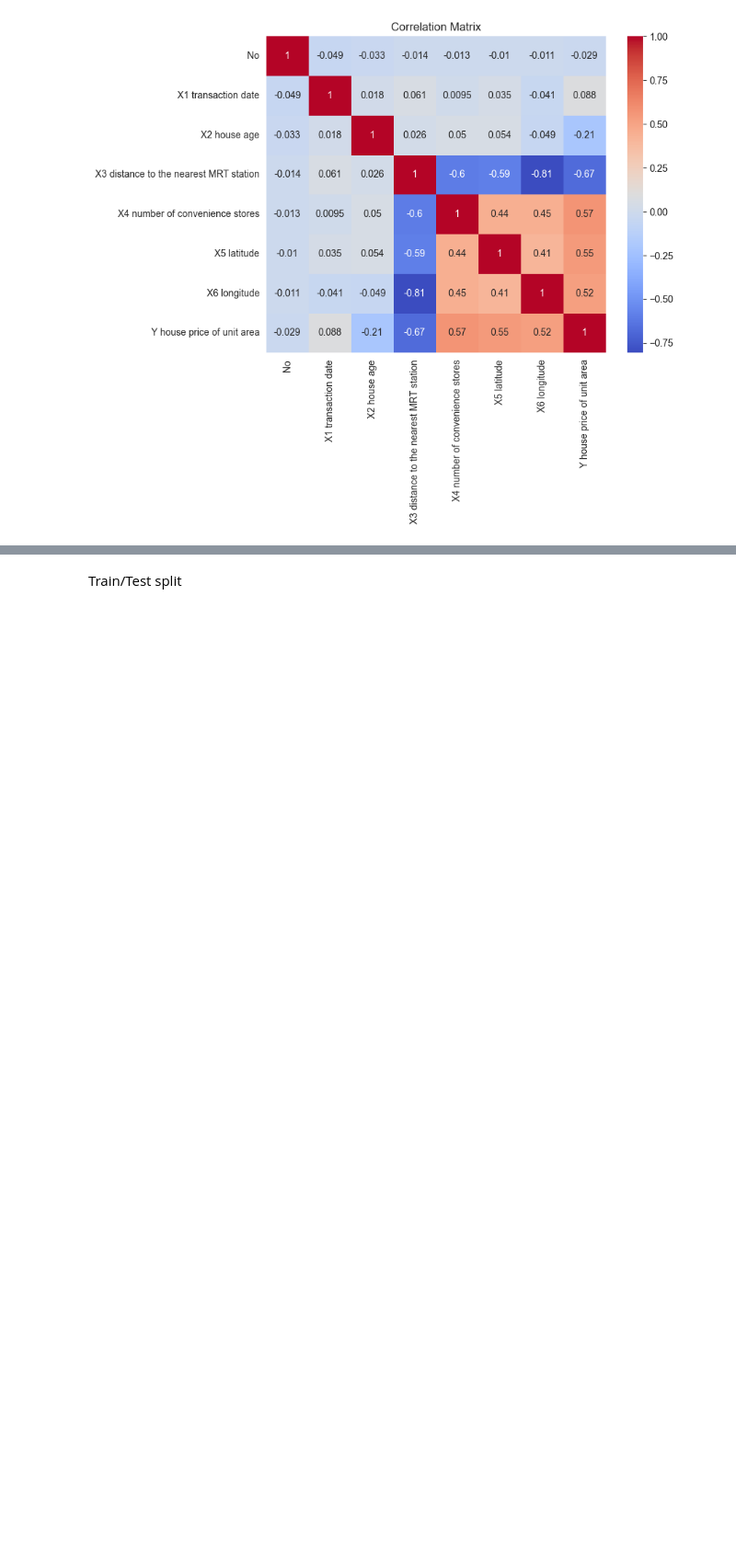
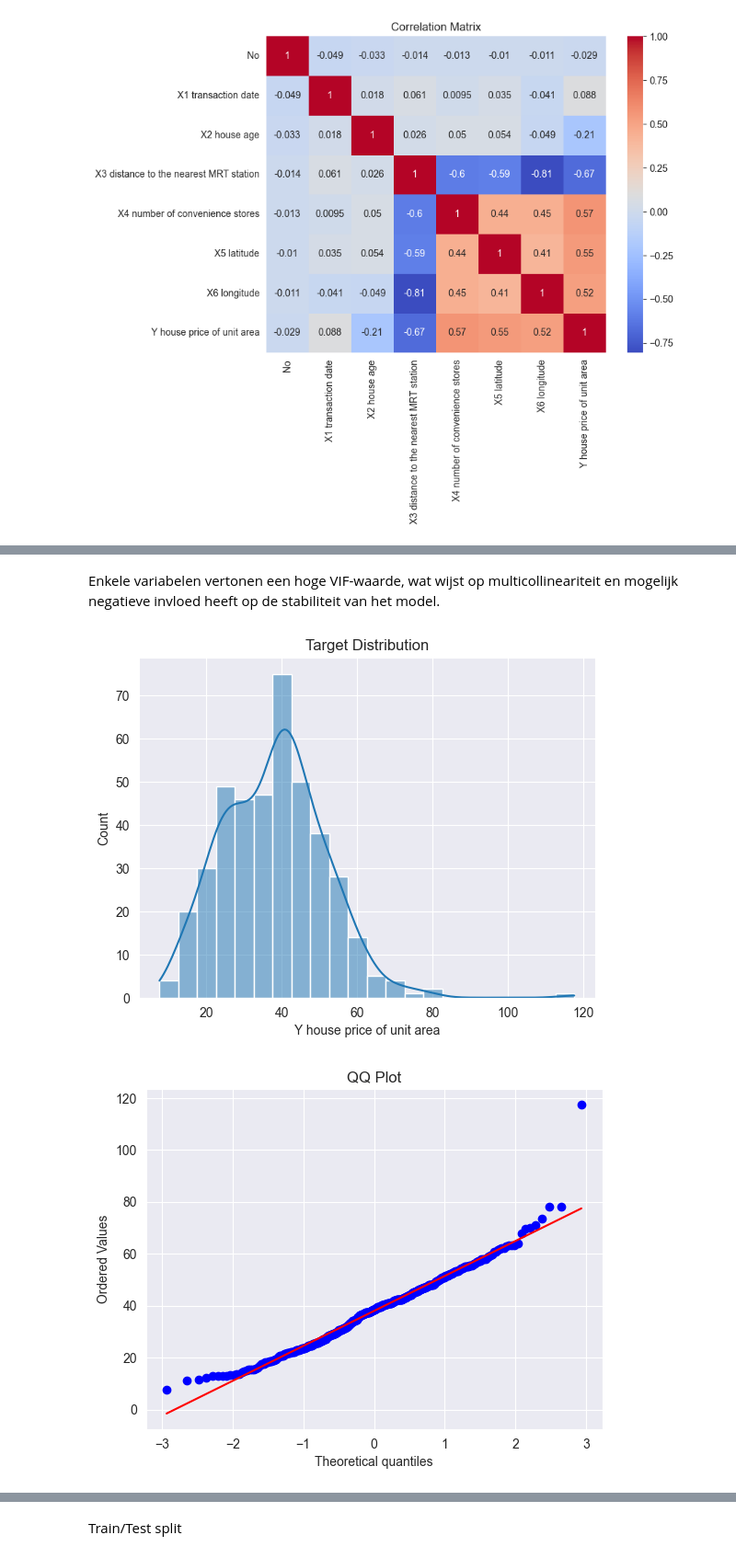
Before and after one commit to ESmids/BPDEE-Practicums, a Jupyter notebook: Opdracht2/RealEstateValuation.ipynb, the cells around one changed output, grey strips where cells are left out. Shown at 92% size. Drawn from its saved outputs; the diff is of its cells as text; code cells hidden in the pictures; blank space fills up the shorter version.

```diff
--- a/Opdracht2/RealEstateValuation.ipynb
+++ b/Opdracht2/RealEstateValuation.ipynb
@@ -144,0 +227,19 @@ Sterke correlatie met de target kan belangrijke features aangeven.
+# %% [markdown]
+Enkele variabelen vertonen een hoge VIF-waarde, wat wijst op multicollineariteit en mogelijk negatieve invloed heeft op de stabiliteit van het model.
+# %%
+import scipy.stats as stats
+
+# Histogram
+plt.figure()
+sns.histplot(df["Y house price of unit area"], kde=True)
+plt.title("Target Distribution")
+plt.show()
+
+# QQ-plot
+plt.figure()
+stats.probplot(df["Y house price of unit area"], dist="norm", plot=plt)
+plt.title("QQ Plot")
+plt.show()
+# %% [output]
+[figure, added]
+[figure, added]
```
Also changed, not shown: parts of 26 cells of this notebook, 9 other files.
